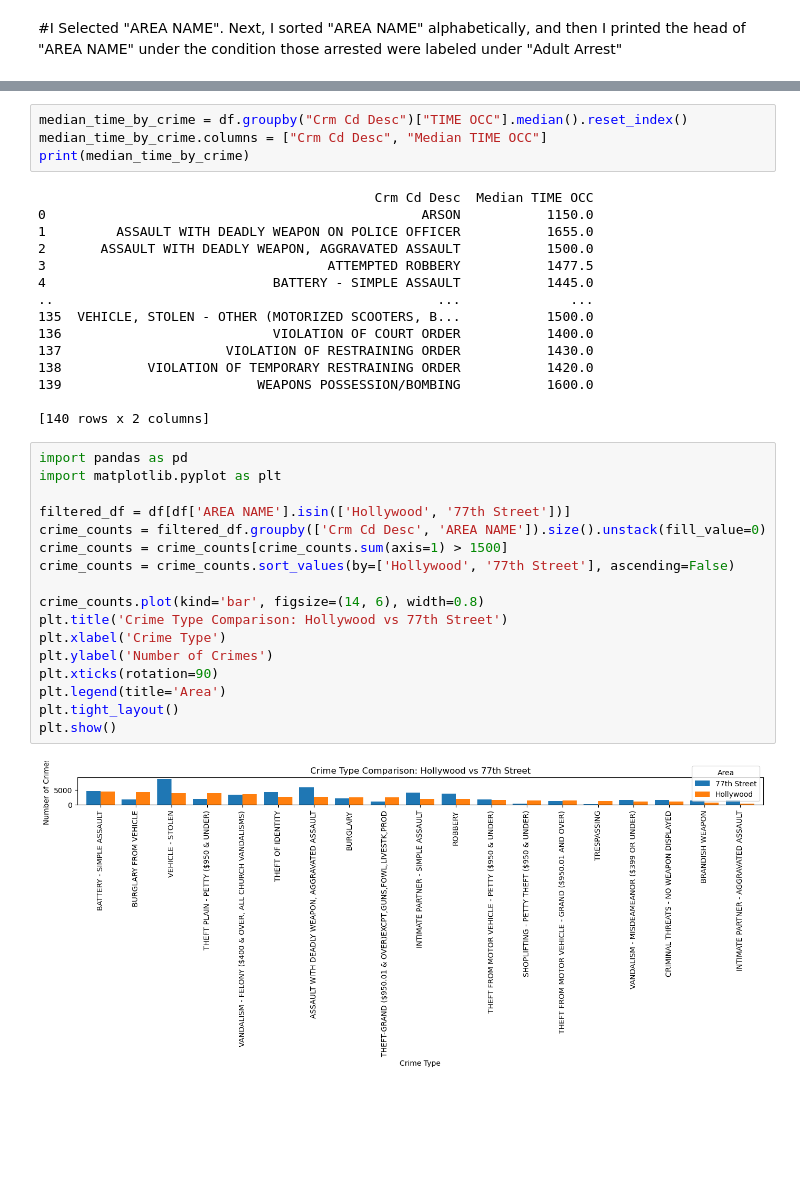
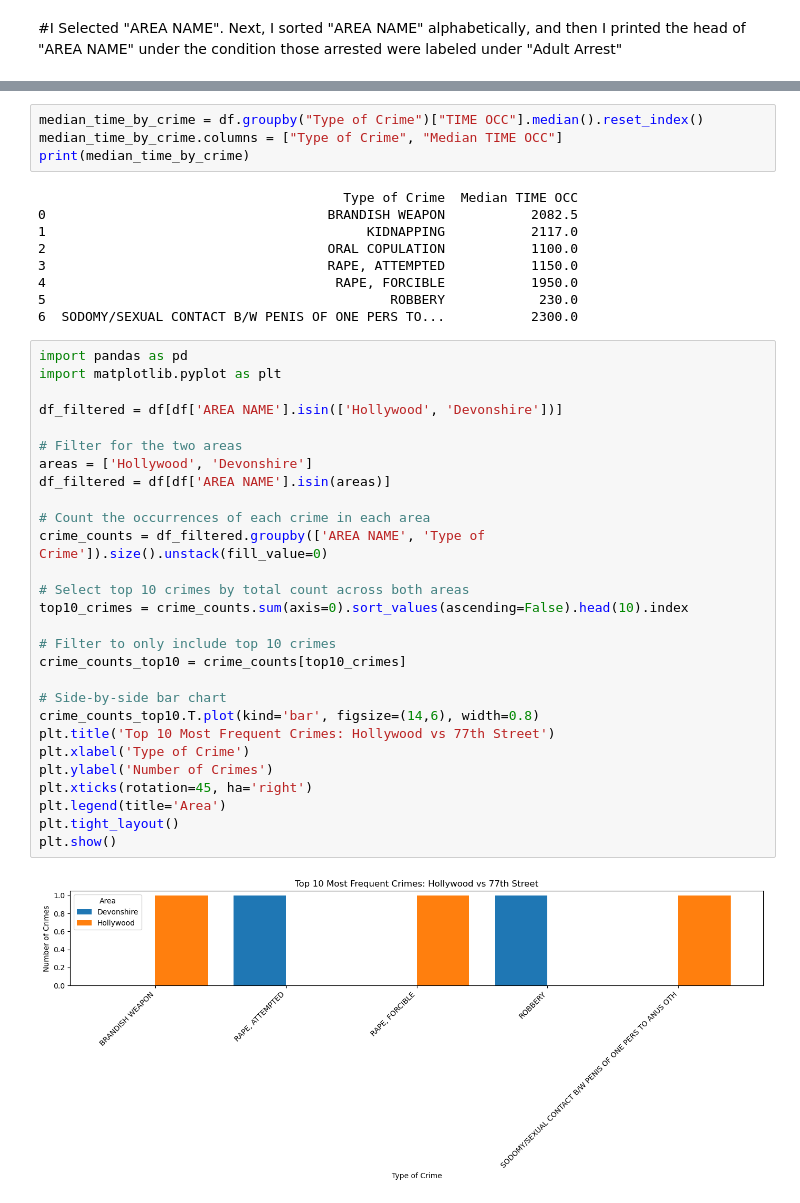
Before and after one commit to MaxBurkhart-IA/IA-340, a Jupyter notebook: Lab-2.ipynb, the cells around one changed output, grey strips where cells are left out. Saved outputs shown, nothing was run; the diff lists cells and outputs as text; blank space fills up the shorter version.

```diff
--- a/Lab-2.ipynb
+++ b/Lab-2.ipynb
@@ -218,38 +218,43 @@ Wilshire                                2
 # %%
-median_time_by_crime = df.groupby("Crm Cd Desc")["TIME OCC"].median().reset_index()
-median_time_by_crime.columns = ["Crm Cd Desc", "Median TIME OCC"]
+median_time_by_crime = df.groupby("Type of Crime")["TIME OCC"].median().reset_index()
+median_time_by_crime.columns = ["Type of Crime", "Median TIME OCC"]
 print(median_time_by_crime)
 # %% [output]
-                                           Crm Cd Desc  Median TIME OCC
-0                                                ARSON           1150.0
-1         ASSAULT WITH DEADLY WEAPON ON POLICE OFFICER           1655.0
-2       ASSAULT WITH DEADLY WEAPON, AGGRAVATED ASSAULT           1500.0
-3                                    ATTEMPTED ROBBERY           1477.5
-4                             BATTERY - SIMPLE ASSAULT           1445.0
-..                                                 ...              ...
-135  VEHICLE, STOLEN - OTHER (MOTORIZED SCOOTERS, B...           1500.0
-136                           VIOLATION OF COURT ORDER           1400.0
-137                     VIOLATION OF RESTRAINING ORDER           1430.0
-138           VIOLATION OF TEMPORARY RESTRAINING ORDER           1420.0
-139                         WEAPONS POSSESSION/BOMBING           1600.0
-
-[140 rows x 2 columns]
+                                       Type of Crime  Median TIME OCC
+0                                    BRANDISH WEAPON           2082.5
+1                                         KIDNAPPING           2117.0
+2                                    ORAL COPULATION           1100.0
+3                                    RAPE, ATTEMPTED           1150.0
+4                                     RAPE, FORCIBLE           1950.0
+5                                            ROBBERY            230.0
+6  SODOMY/SEXUAL CONTACT B/W PENIS OF ONE PERS TO...           2300.0
-# %%
-import pandas as pd
-import matplotlib.pyplot as plt
-
-filtered_df = df[df['AREA NAME'].isin(['Hollywood', '77th Street'])]
-crime_counts = filtered_df.groupby(['Crm Cd Desc', 'AREA NAME']).size().unstack(fill_value=0)
-crime_counts = crime_counts[crime_counts.sum(axis=1) > 1500]
-crime_counts = crime_counts.sort_values(by=['Hollywood', '77th Street'], ascending=False)
-
-crime_counts.plot(kind='bar', figsize=(14, 6), width=0.8)
-plt.title('Crime Type Comparison: Hollywood vs 77th Street')
-plt.xlabel('Crime Type')
-plt.ylabel('Number of Crimes')
-plt.xticks(rotation=90)
-plt.legend(title='Area')
-plt.tight_layout()
-plt.show()
-# %% [output]
-[figure, removed]
+# %%
+import pandas as pd
+import matplotlib.pyplot as plt
+
+df_filtered = df[df['AREA NAME'].isin(['Hollywood', 'Devonshire'])]
+
+# Filter for the two areas
+areas = ['Hollywood', 'Devonshire']
+df_filtered = df[df['AREA NAME'].isin(areas)]
+
+# Count the occurrences of each crime in each area
+crime_counts = df_filtered.groupby(['AREA NAME', 'Type of Crime']).size().unstack(fill_value=0)
+
+# Select top 10 crimes by total count across both areas
+top10_crimes = crime_counts.sum(axis=0).sort_values(ascending=False).head(10).index
+
+# Filter to only include top 10 crimes
+crime_counts_top10 = crime_counts[top10_crimes]
+
+# Side-by-side bar chart
+crime_counts_top10.T.plot(kind='bar', figsize=(14,6), width=0.8)
+plt.title('Top 10 Most Frequent Crimes: Hollywood vs 77th Street')
+plt.xlabel('Type of Crime')
+plt.ylabel('Number of Crimes')
+plt.xticks(rotation=45, ha='right')
+plt.legend(title='Area')
+plt.tight_layout()
+plt.show()
+# %% [output]
+[figure, added]
```
Also changed, not shown: parts of 4 cells of this notebook.
